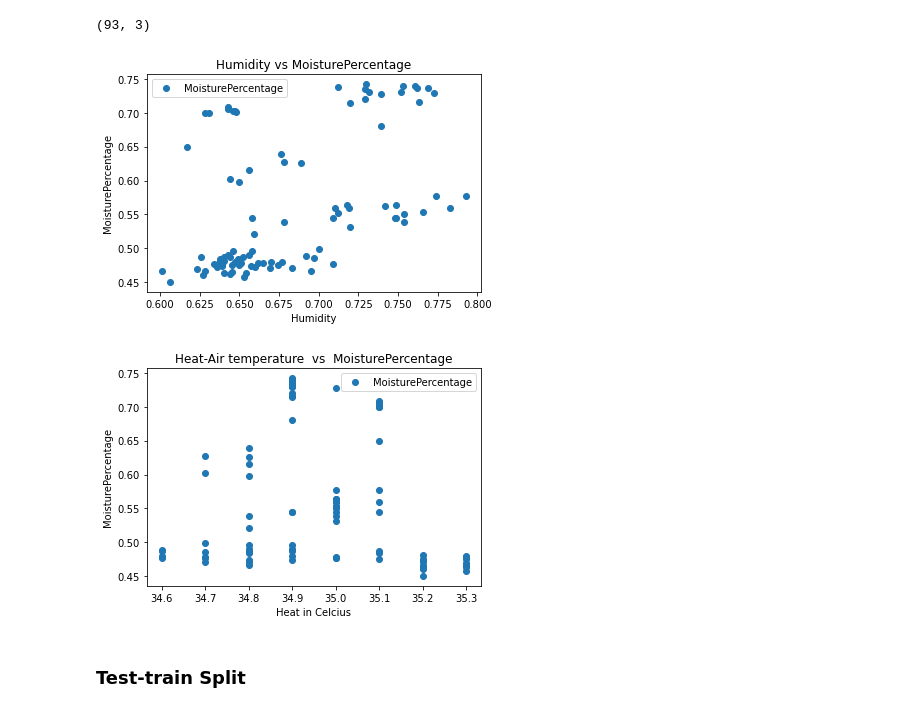
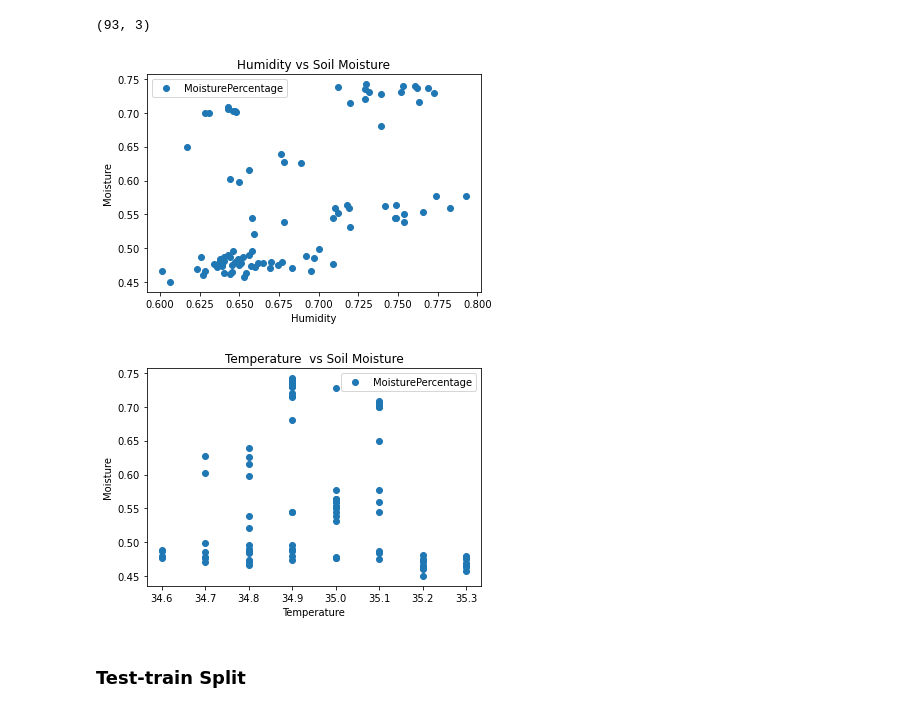
Before and after one commit to abphilip-vit/CollegeP3, a Jupyter notebook: R2.ipynb, the cells around one changed output. Cells and saved outputs as stored; diff of their text form; code cells hidden in the pictures.

```diff
--- a/R2.ipynb
+++ b/R2.ipynb
@@ -47,20 +49,20 @@ d.shape
 (93, 3)
 # %%
 d.plot(x='Humidity', y='MoisturePercentage', style='o')
-plt.title('Humidity vs MoisturePercentage')
+plt.title('Humidity vs Soil Moisture')
 plt.xlabel('Humidity')
-plt.ylabel('MoisturePercentage')
+plt.ylabel('Moisture')
 plt.show()
 # %% [output]
-[figure, old version]
+[figure, new version]
 # %%
 d.plot(x='Heatcelcius', y='MoisturePercentage', style='o')
-plt.title('Heat-Air temperature  vs  MoisturePercentage')
-plt.xlabel('Heat in Celcius')
-plt.ylabel('MoisturePercentage')
+plt.title('Temperature  vs Soil Moisture')
+plt.xlabel('Temperature')
+plt.ylabel('Moisture')
 plt.show()
 # %% [output]
-[figure, old version]
+[figure, new version]
 # %% [markdown]
 ### Test-train Split
 # %%
```
Also changed, not shown: parts of 7 cells of this notebook.
